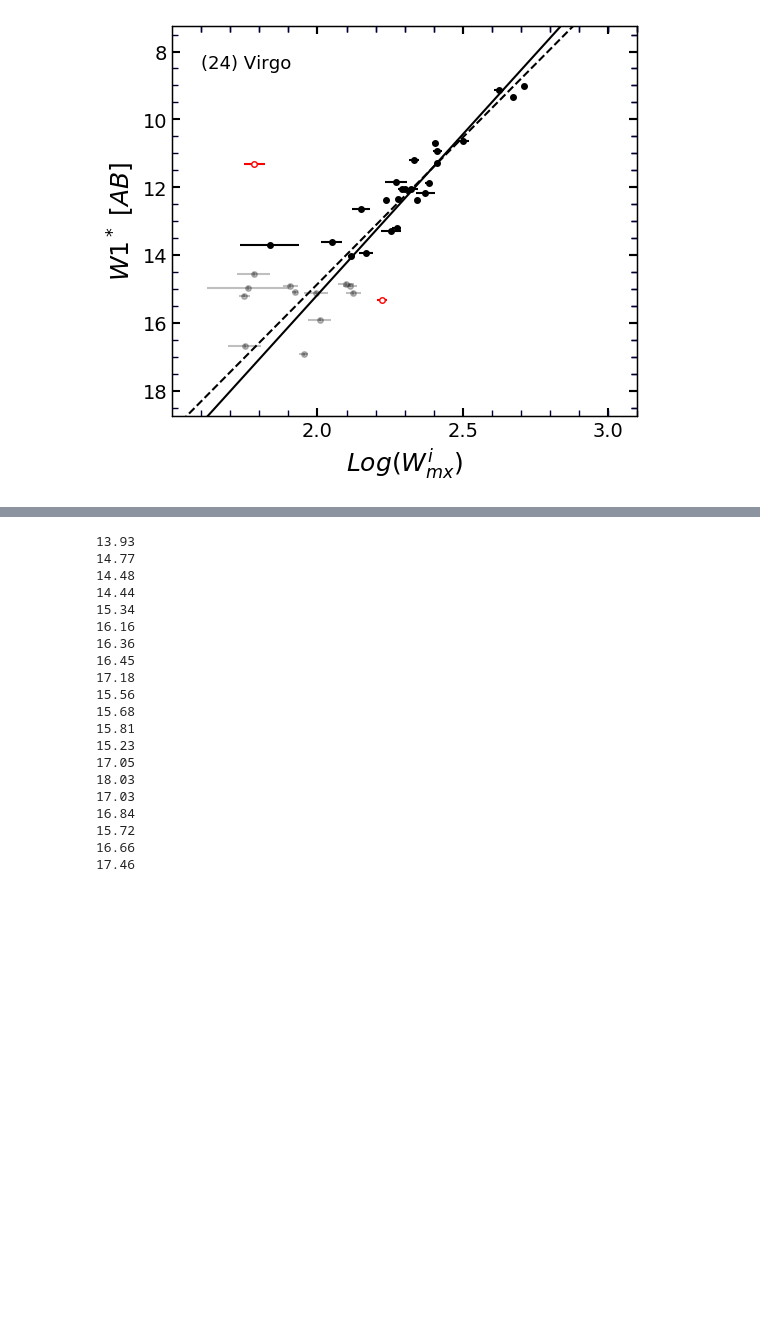
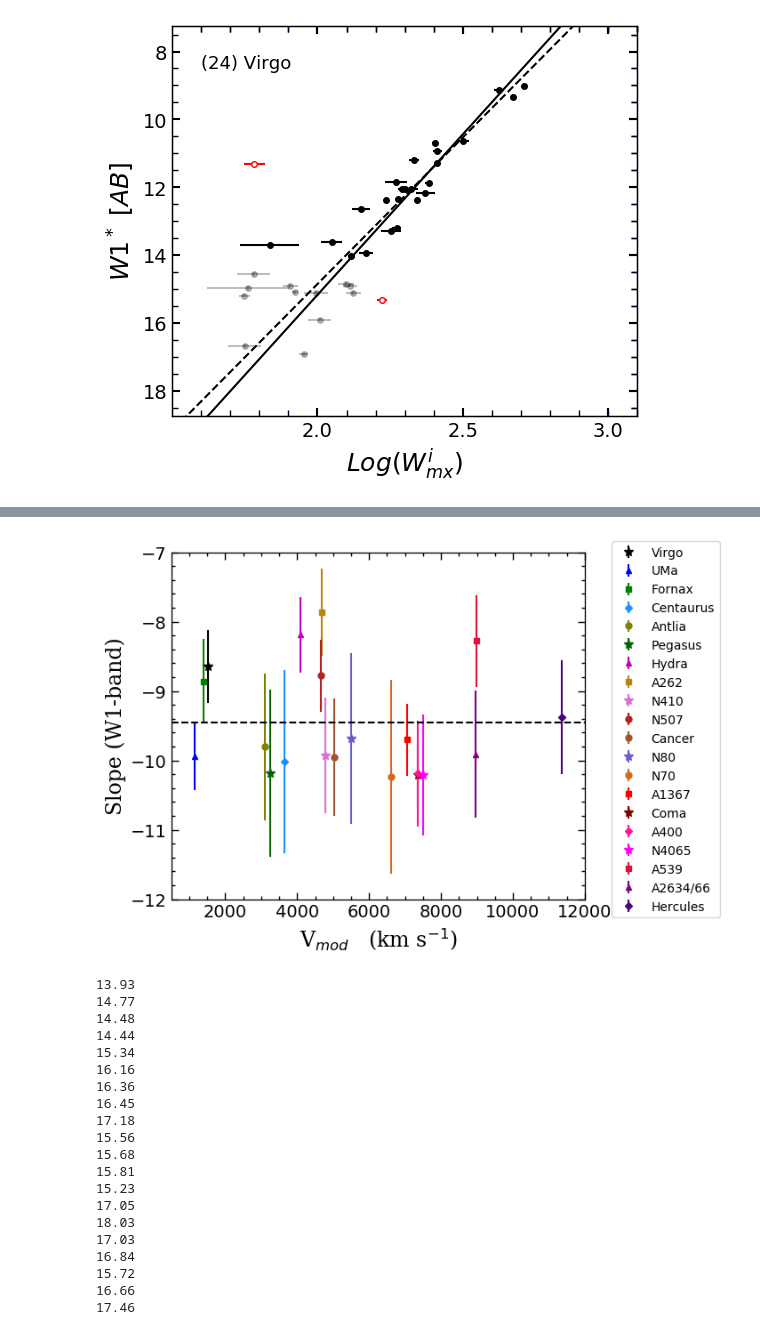
Before and after one commit to ekourkchi/TFcalibrators, a Jupyter notebook: W1_clusters.ipynb, the cells around one changed output, grey strips where cells are left out. Saved outputs shown, nothing was run; the diff lists cells and outputs as text; code cells hidden in the pictures; blank space fills up the shorter version.

```diff
--- a/W1_clusters.ipynb
+++ b/W1_clusters.ipynb
@@ -219,0 +306,91 @@ Abell 2151 (Hercules) (33) -9.38 0.82 15.68 0.12 15.68 0.09 0.52
+# %%
+####################################### Set Axes
+def set_axes(ax, xlim=None, ylim=None, fontsize=16, twinx=True, twiny=True, minor=True, inout='in'):
+
+        if not ylim is None:
+            ax.set_ylim(ylim)
+        else:
+            ylim = ax.get_ylim()
+
+        if not xlim is None:
+            ax.set_xlim(xlim)
+        else:
+            xlim = ax.get_xlim()
+
+        ax.tick_params(which='major', length=6, width=1., direction=inout)
+#         if minor:
+        ax.tick_params(which='minor', length=3, color='#000033', width=1.0, direction=inout)
+
+        if twiny:
+            y_ax = ax.twinx()
+            y_ax.set_ylim(ylim)
+            y_ax.set_yticklabels([])
+            y_ax.minorticks_on()
+            y_ax.tick_params(which='major', length=6, width=1., direction=inout)
+            if minor:
+                y_ax.tick_params(which='minor', length=3, color='#000033', width=1.0, direction=inout)
+
+        if twinx:
+            x_ax = ax.twiny()
+            x_ax.set_xlim(xlim)
+            x_ax.set_xticklabels([])
+            x_ax.minorticks_on()
+            x_ax.tick_params(which='major', length=6, width=1.0, direction=inout)
+            if minor:
+                x_ax.tick_params(which='minor', length=3, color='#000033', width=1.0, direction=inout)
+
+        for tick in ax.xaxis.get_major_ticks():
+                    tick.label.set_fontsize(fontsize)
+        for tick in ax.yaxis.get_major_ticks():
+                    tick.label.set_fontsize(fontsize)
+
+        return x_ax, y_ax
+
+fig = py.figure(figsize=(5,5), dpi=100)
+fig.subplots_adjust(wspace=0, top=0.9, bottom=0.12, left=0.05, right=0.98)
+ax = fig.add_subplot(111)
+
+
+for i in indx:
+    key = keys[i]
+    Sorig = Clusters_orig[key]['slope']
+    Sorig_e = Clusters_orig[key]['slope_e']
+    name = Clusters_orig[key]['name']
+    code = Clusters_orig[key]['code']
+    Vmod, Vmod_e = getVmod(key)
+#     print name, Sorig, Sorig_e, Vmod, Vmod_e
+    if Sorig!=0:
+
+
+        if symcol[key][1]=='*':
+                size = 7
+        elif symcol[key][1]=='D':
+                size = 4
+        elif symcol[key][1]=='s':
+                size = 4
+        elif symcol[key][1]=='^':
+                size = 5
+        elif symcol[key][1]=='.':
+                size = 10
+
+
+
+        ax.errorbar(Vmod, Sorig, yerr=Sorig_e, fmt=symcol[key][1], color=symcol[key][2], ms=size, label=symcol[key][0])
+
+
+
+
+font = {'family': 'serif',
+        'color':  'black',
+        'weight': 'normal',
+        'size': 16,
+        }
+
+ax.set_xlabel('V'+r'$_{mod}$'+'   (km s'+r'$^{-1}$'+')', fontsize=17, fontdict=font)
+ax.set_ylabel('Slope (W1-band)', fontsize=17, fontdict=font)
+x_ax, y_ax = set_axes(ax, (500, 12000), (-12,-7), fontsize=14)
+
+
+ax.legend(loc=2, bbox_to_anchor=(1.05, 1.05))
+ax.plot([500, 12000],[-9.46,-9.46], 'k--')
+# %% [output]
@@ -220,3 +398,4 @@ Abell 2151 (Hercules) (33) -9.38 0.82 15.68 0.12 15.68 0.09 0.52
+[figure, added]
 # %%
 for i in indx:
     key = keys[i]
```
Also changed, not shown: parts of 3 cells of this notebook, 10 other files.
